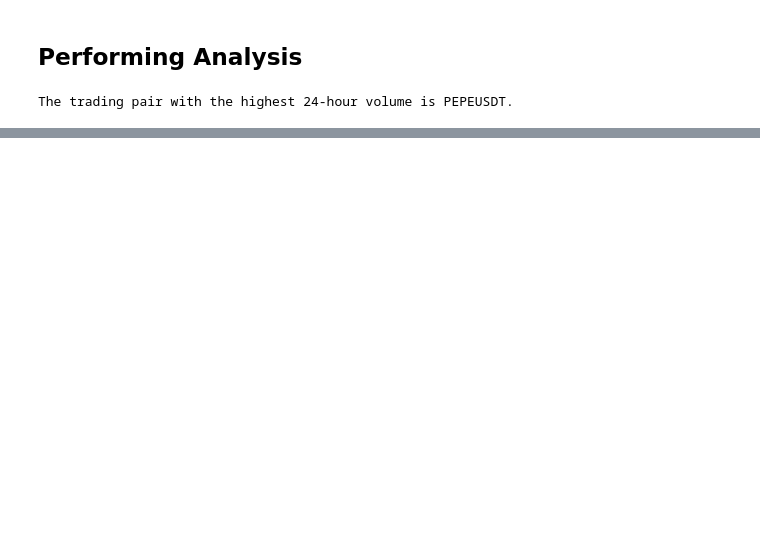
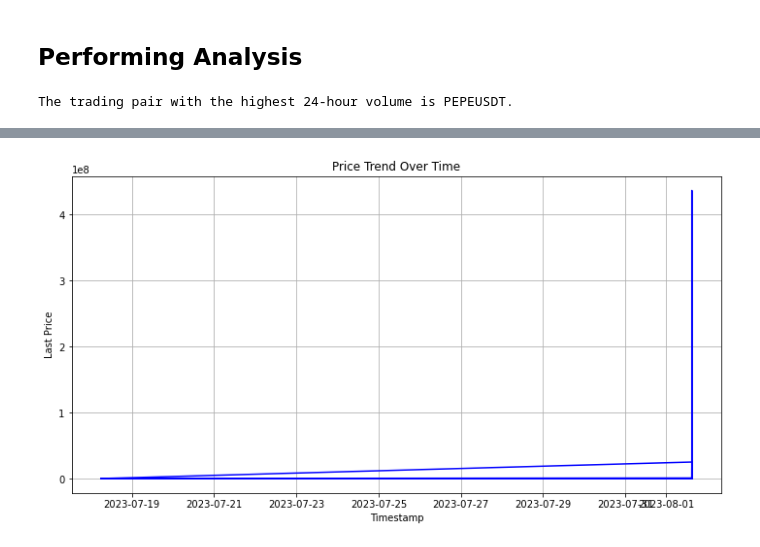
Before and after one commit to victoriaao/Working_with_APIs, a Jupyter notebook: Binance.ipynb, the cells around one changed output, grey strips where cells are left out. Cells and saved outputs as stored; diff of their text form; code cells hidden in the pictures; blank space fills up the shorter version.

```diff
--- a/Binance.ipynb
+++ b/Binance.ipynb
@@ -166,0 +203,10 @@ Median 24-hour Trading Volume is: 19691.80
+# %%
+plt.figure(figsize=(12, 6))
+plt.plot(pdframe['timestamp'], pdframe['lastPrice'], color='b')
+plt.xlabel('Timestamp')
+plt.ylabel('Last Price')
+plt.title('Price Trend Over Time')
+plt.grid(True)
+plt.show()
+# %% [output]
+[figure, added]
```
Also changed, not shown: parts of 12 cells of this notebook.
